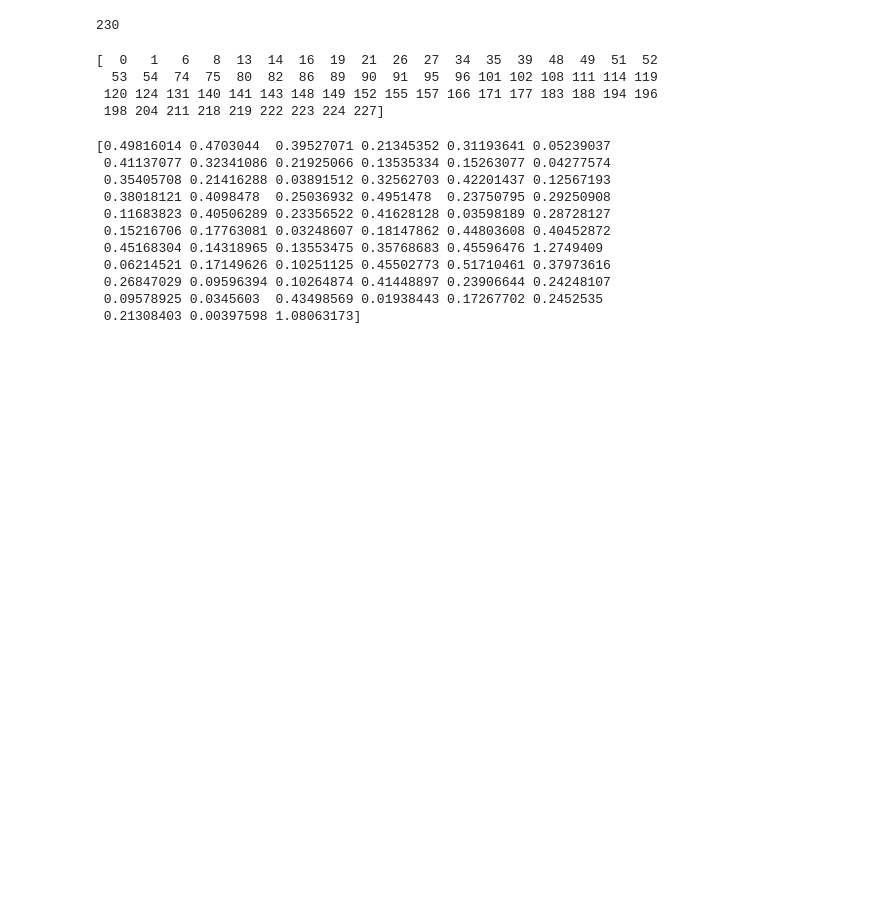
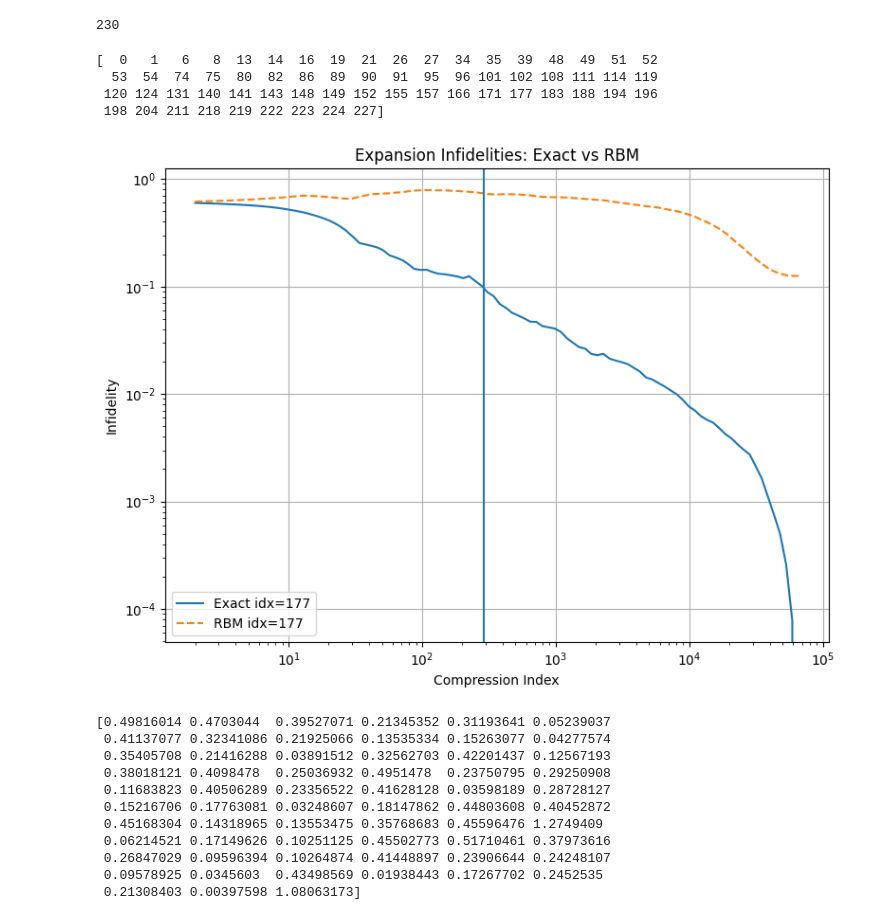
Before and after one commit to NilsNiggemann/DataMiningRBMs, a Jupyter notebook: ClusterExpansion/collect_res.ipynb, the cells around one changed output. Saved outputs shown, nothing was run; the diff lists cells and outputs as text; code cells hidden in the pictures; blank space fills up the shorter version.

```diff
--- a/ClusterExpansion/collect_res.ipynb
+++ b/ClusterExpansion/collect_res.ipynb
@@ -67,6 +57,27 @@ print(idxs_below_threshold)
   53  54  74  75  80  82  86  89  90  91  95  96 101 102 108 111 114 119
  120 124 131 140 141 143 148 149 152 155 157 166 171 177 183 188 194 196
  198 204 211 218 219 222 223 224 227]
+# %%
+# Choose some indices to plot, for example the first 5 in idxs_below_threshold
+indices_to_plot = [177]
+
+plt.figure(figsize=(8, 6))
+for idx in indices_to_plot:
+    plt.plot(compr_idx_list, infidels_exact_opt_mat[idx], label=f'Exact idx={idx}', linestyle='-')
+    plt.plot(compr_idx_list, infidels_RBM_opt_mat[idx], label=f'RBM idx={idx}', linestyle='--')
+
+plt.xscale('log')
+plt.yscale('log')
+plt.xlabel('Compression Index')
+plt.ylabel('Infidelity')
+plt.title('Expansion Infidelities: Exact vs RBM')
+plt.axvline(x=16**2+16*2)
+plt.legend()
+plt.grid(True)
+plt.tight_layout()
+plt.show()
+# %% [output]
+[figure, added]
 # %%
 def value_to_color(val, vmin, vmax, cmap='viridis'):
     """
```
Also changed, not shown: parts of 10 cells of this notebook, 4 other files.
